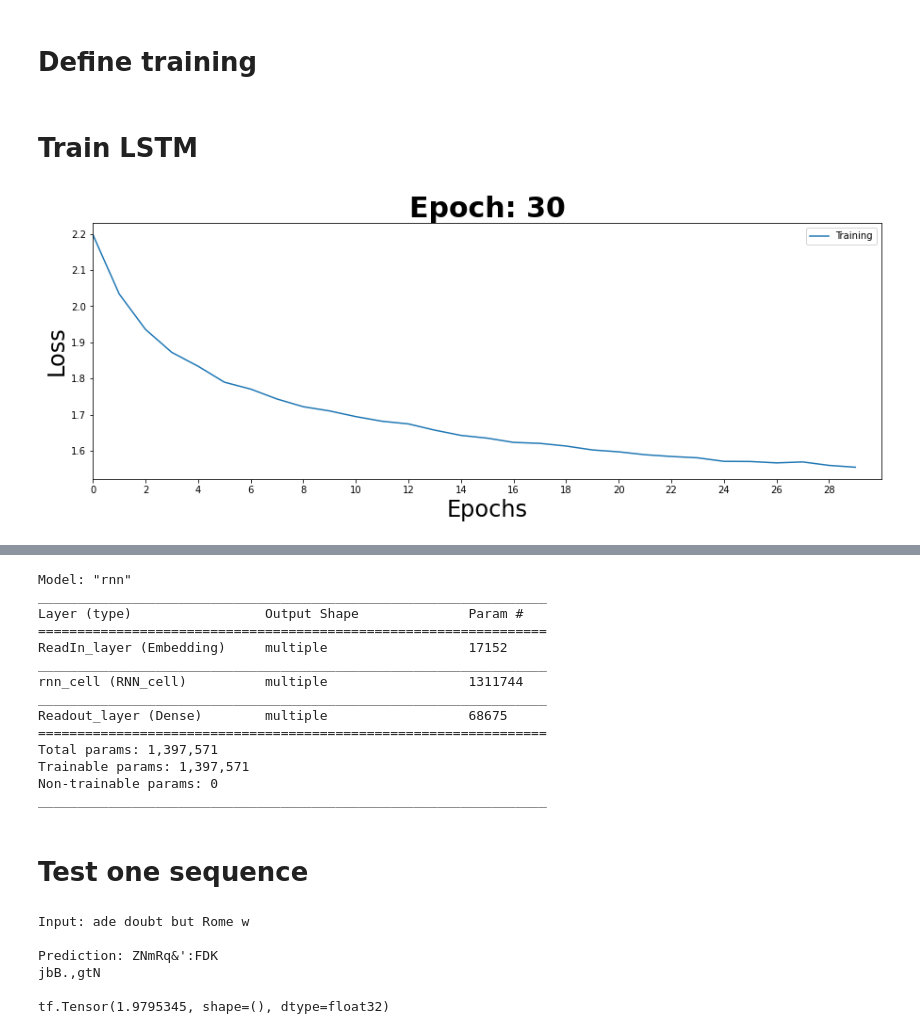
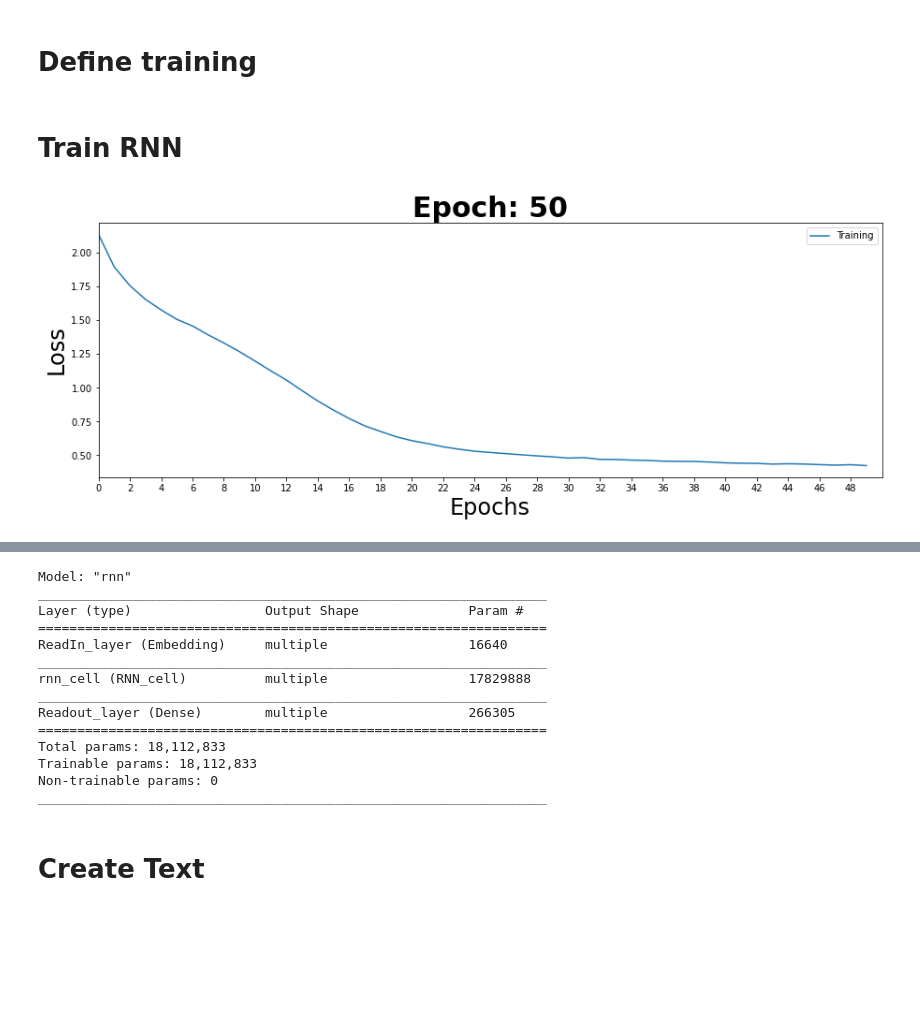
Before and after one commit to GondorCallsForAid/Iannwtf-mbanser-kvatankhahba-rhorn, a Jupyter notebook: Homework10/Text_Generation.ipynb, the cells around one changed output, grey strips where cells are left out. Drawn from its saved outputs; the diff is of its cells as text; code cells hidden in the pictures; blank space fills up the shorter version.

Commit message:
Added LSTM

```diff
--- a/Homework10/Text_Generation.ipynb
+++ b/Homework10/Text_Generation.ipynb
@@ -200,8 +209,11 @@ class RNN_cell(Model):
 
     def call(self, x_t, h_t):
         # Computing the new hidden state
-        # h_t = sigmoid(x_t*W_xh + h_t*W_hh+b_h)
-        h_t = tf.keras.activations.sigmoid(self.input_weights(x_t)+self.hidden_weights(h_t))
+        if h_t == None:
+            h_t = tf.keras.activations.relu(self.input_weights(x_t))
+        else:
+            # h_t = activation(x_t*W_xh + h_t*W_hh+b_h)
+            h_t = tf.keras.activations.relu(self.input_weights(x_t)+self.hidden_weights(h_t))
         return h_t
 # %% [markdown]
 ## Inspect RNN cell
@@ -253,7 +265,7 @@ class RNN(Model):
         seq = self.readin_layer(seq)
 
         # First timestep; reset hidden state
-        h_t = tf.zeros((BATCH_SIZE,self.state_size))
+        h_t = None
 
         h_t = self.RNNcell(seq[:,t], h_t)
 
@@ -340,9 +480,14 @@ def train_model(model, dataset, loss_function, optimizer, num_epochs):
 
         train_losses.append(running_average_loss.numpy())
 
-        # Testing
+        visualize_progress(num_epochs, epoch, train_losses)
 
-        visualize_progress(num_epochs, epoch, train_losses)
+        # Look at one sequence and it's prediction
+        for input_seq, target_seq in dataset.take(1):
+            pred = model(input_seq)
+            print(f'Input: {text_from_ids(input_seq[0])}\n')
+            predicted_ids = tf.random.categorical(tf.math.log(pred[0]), num_samples=1)
+            print(f'Prediction: {text_from_ids(predicted_ids)}\n')
 
         # Display loss and accuracy for current epoch
         print(f'Epoch: __ {epoch+1}')
@@ -359,32 +504,32 @@ def train_step(model, input_seq, target_seq, loss_function, optimizer):
     optimizer.apply_gradients(zip(gradients, model.trainable_variables))
     return loss
 # %% [markdown]
-# Train LSTM
+# Train RNN
 # %%
 %%time
 tf.keras.backend.clear_session()
 
-learning_rate = 0.001
-state_size = 256
-embedding_size = 128
-epochs = 30
+learning_rate = 0.0001
+state_size = 4096
+embedding_size = 256
+epochs = 50
 
 # Initialize the loss
 # We use SparseCategoricalCrossentropy here
 # This way we don't have to onehot encode our targets and can just use the charID and the softmax prediction to calculate the loss
 loss_function = tf.keras.losses.SparseCategoricalCrossentropy()
 
 # Initialize the optimizer
 optimizer = tf.keras.optimizers.Adam(learning_rate)
 
 # Initialize model
 rnn = RNN(state_size, len(vocab), embedding_size)
 train_model(
     model = rnn,
     dataset = dataset,
     num_epochs = epochs,
     loss_function = loss_function,
     optimizer = optimizer
 )
 # %% [output]
-[figure, old version]
+[figure, new version]
@@ -399,28 +549,15 @@ Model: "rnn"
 _________________________________________________________________
 Layer (type)                 Output Shape              Param #
 =================================================================
-ReadIn_layer (Embedding)     multiple                  17152
+ReadIn_layer (Embedding)     multiple                  16640
 _________________________________________________________________
-rnn_cell (RNN_cell)          multiple                  1311744
+rnn_cell (RNN_cell)          multiple                  17829888
 _________________________________________________________________
-Readout_layer (Dense)        multiple                  68675
+Readout_layer (Dense)        multiple                  266305
 =================================================================
-Total params: 1,397,571
-Trainable params: 1,397,571
+Total params: 18,112,833
+Trainable params: 18,112,833
 Non-trainable params: 0
 _________________________________________________________________
-# %% [markdown]
-# Test one sequence
-# %%
-for input, target in dataset.take(1):
-    rnn_out = rnn(input)
-    print(f'Input: {text_from_ids(input[0])}\n')
-    predicted_ids = tf.random.categorical(rnn_out[0], num_samples=1)
-    print(f'Prediction: {text_from_ids(predicted_ids)}\n')
-# %% [output]
-Input: ade doubt but Rome w
-
-Prediction: ZNmRq&':FDK
-jbB.,gtN
-
-tf.Tensor(1.9795345, shape=(), dtype=float32)
+# %% [markdown]
+# Create Text
```
Also changed, not shown: parts of 17 cells of this notebook.
